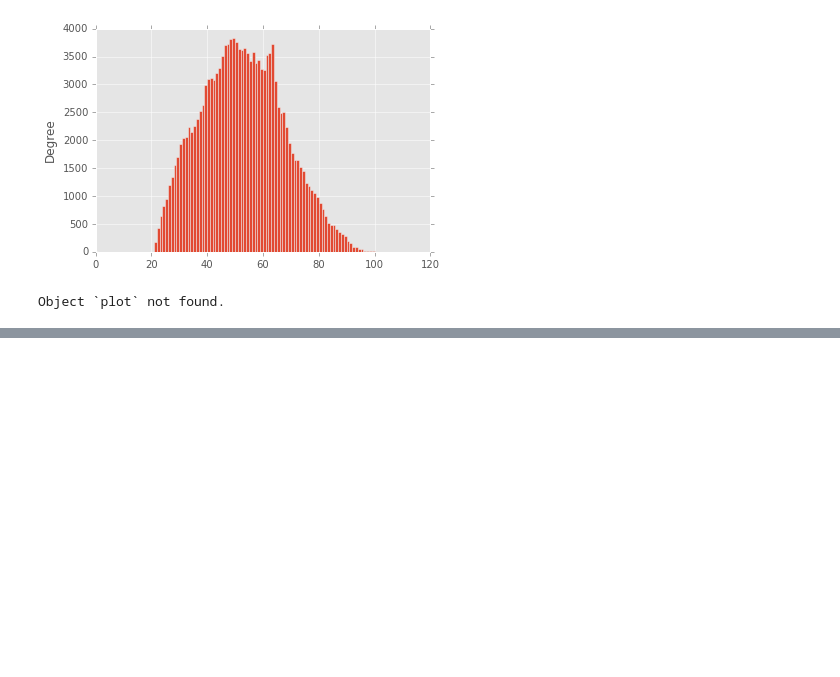
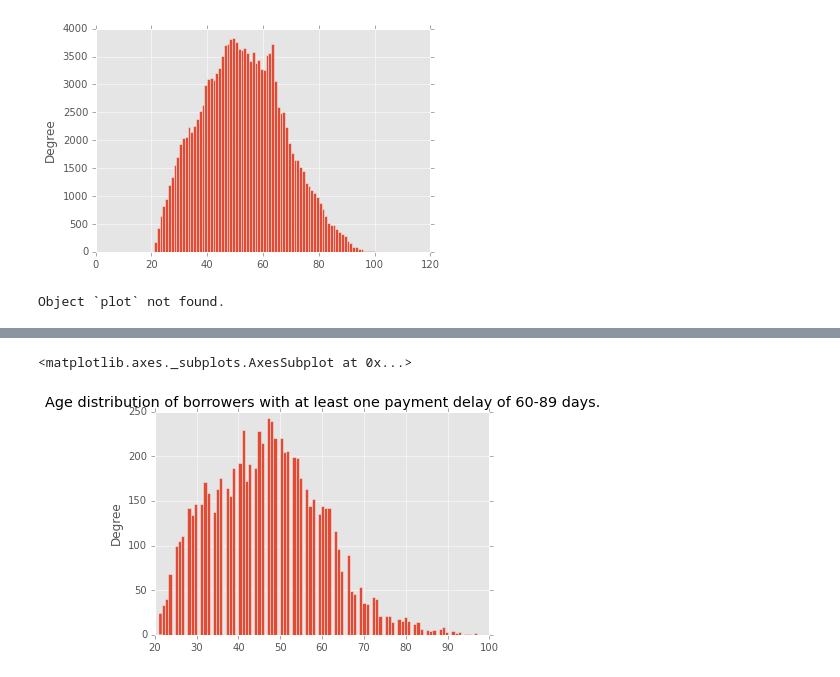
Before and after one commit to roechi/machine_learning_assignment, a Jupyter notebook: beleg2/analysis.ipynb, the cells around one changed output, grey strips where cells are left out. Drawn from its saved outputs; the diff is of its cells as text; code cells hidden in the pictures; blank space fills up the shorter version.

```diff
--- a/beleg2/analysis.ipynb
+++ b/beleg2/analysis.ipynb
@@ -101,0 +106,8 @@ ff.loc[ff['MonthlyIncome'].isin([150000, 20000])].plot(kind='hist', legend=False
+# %%
+df.loc[df['NumberOfTime60-89DaysPastDueNotWorse'] > 0]['age'].plot(
+    kind='hist',
+    bins=100,
+    title='Age distribution of borrowers with at least one payment delay of 60-89 days.')
+# %% [output]
+<matplotlib.axes._subplots.AxesSubplot at 0x...>
+[figure, added]
```
Also changed, not shown: parts of 7 cells of this notebook, 4 other files.
